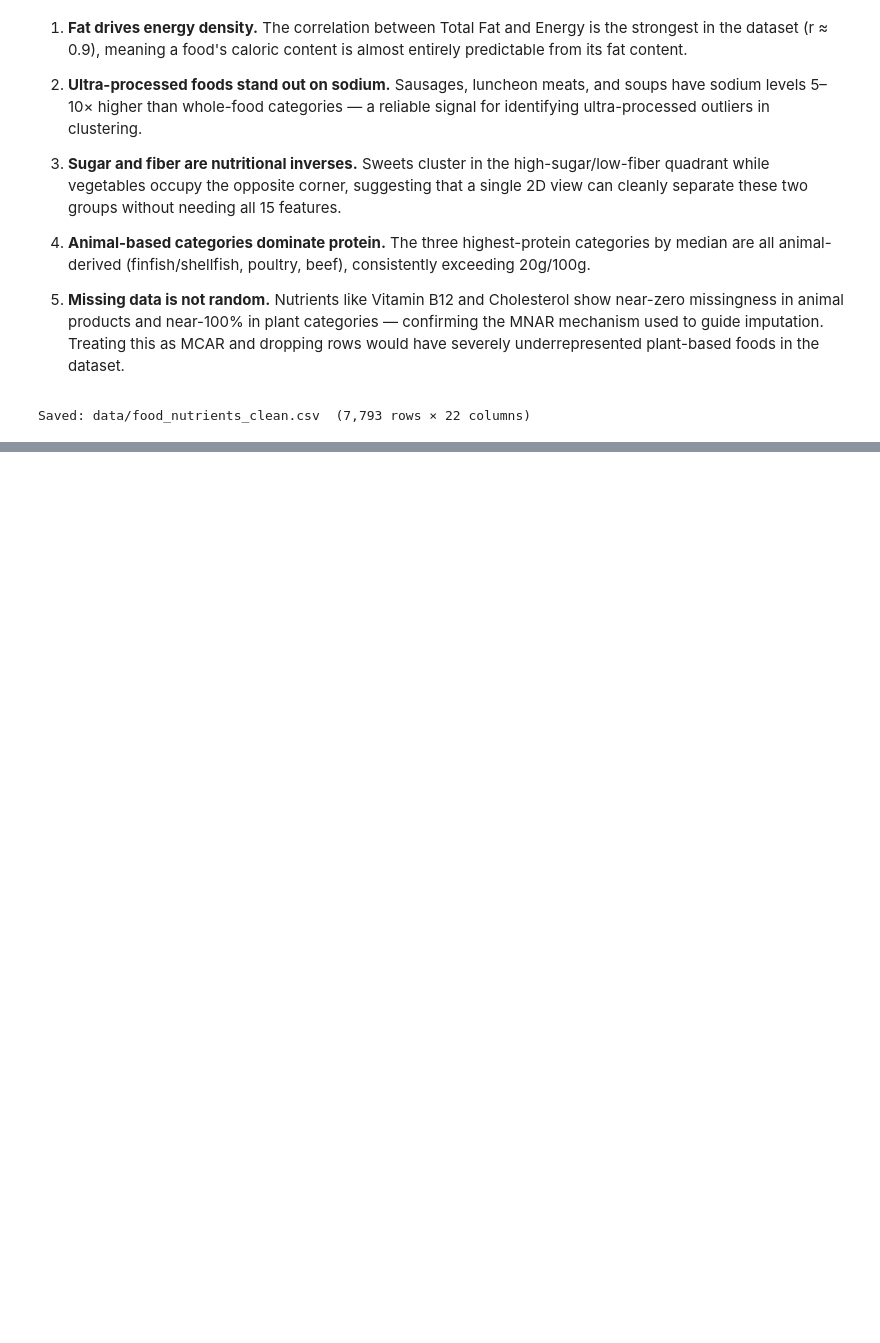
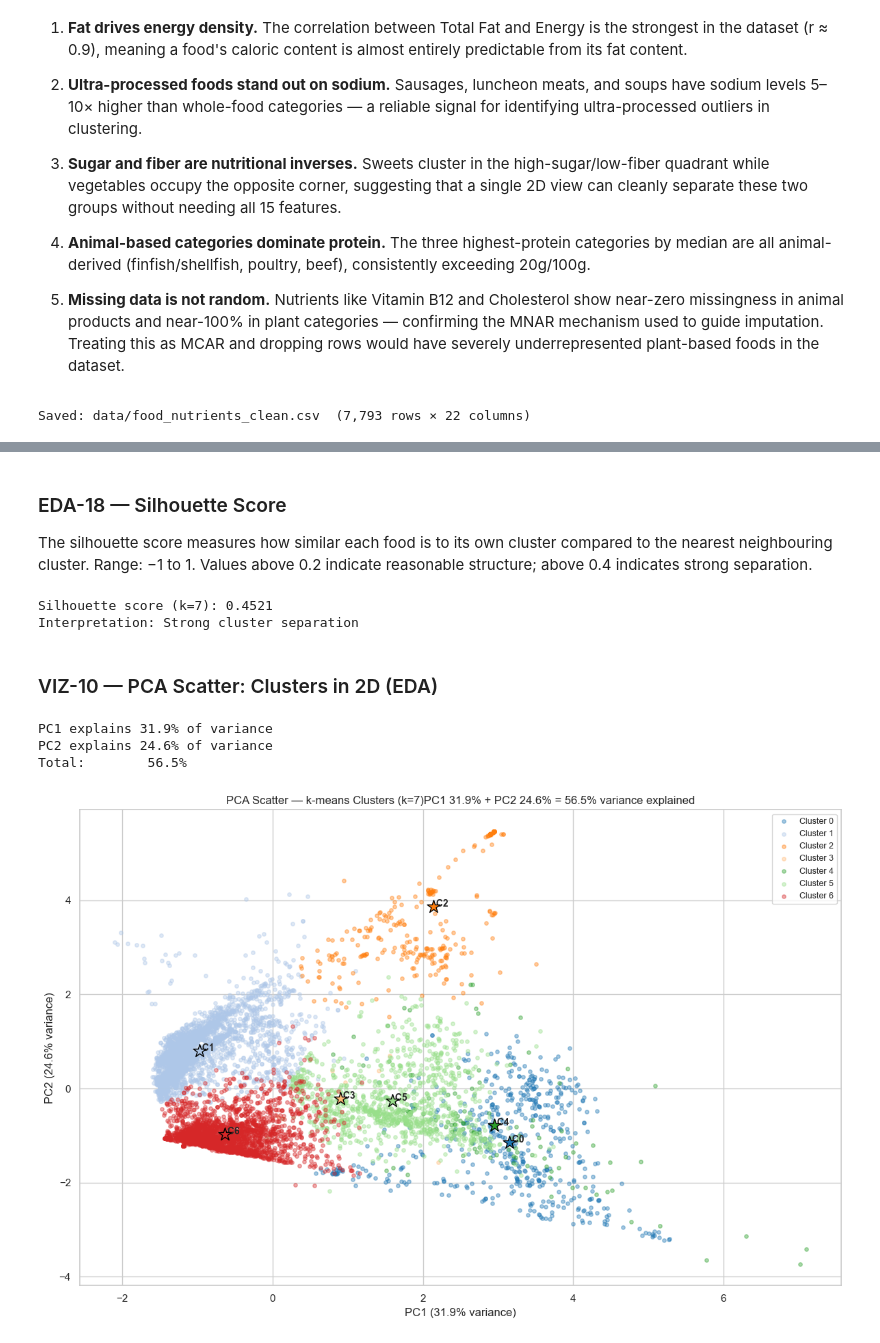
Before and after one commit to AlantheG21/USDA_Data_Visualization, a Jupyter notebook: notebooks/usdaFoodNutrition.ipynb, the cells around one changed output, grey strips where cells are left out. Drawn from its saved outputs; the diff is of its cells as text; code cells hidden in the pictures; blank space fills up the shorter version.

```diff
--- a/notebooks/usdaFoodNutrition.ipynb
+++ b/notebooks/usdaFoodNutrition.ipynb
@@ -698,0 +827,7 @@ Saved: data/food_nutrients_clean.csv  (7,793 rows × 22 columns)
+# %%
+# EDA-17: fit final KMeans model
+kmeans = KMeans(n_clusters=CHOSEN_K, n_init=10, random_state=42)
+df_clust["cluster"] = kmeans.fit_predict(X_scaled)
+
+print("Cluster sizes:")
+print(df_clust["cluster"].value_counts().sort_index().to_string())
@@ -698,0 +844,72 @@ Saved: data/food_nutrients_clean.csv  (7,793 rows × 22 columns)
+# %% [markdown]
+### EDA-18 — Silhouette Score
+
+The silhouette score measures how similar each food is to its own cluster compared to the
+nearest neighbouring cluster. Range: −1 to 1. Values above 0.2 indicate reasonable structure;
+above 0.4 indicates strong separation.
+# %%
+# EDA-18: silhouette score for chosen k
+final_sil = silhouette_score(X_scaled, df_clust["cluster"])
+print(f"Silhouette score (k={CHOSEN_K}): {final_sil:.4f}")
+
+if final_sil >= 0.4:
+    interpretation = "Strong cluster separation"
+elif final_sil >= 0.2:
+    interpretation = "Reasonable cluster structure — expected for overlapping food categories"
+else:
+    interpretation = "Weak separation — consider adjusting k or features"
+print(f"Interpretation: {interpretation}")
+# %% [output]
+Silhouette score (k=7): 0.4521
+Interpretation: Strong cluster separation
+# %% [markdown]
+### VIZ-10 — PCA Scatter: Clusters in 2D (EDA)
+# %%
+# Fit PCA on the same scaled features used for clustering
+pca = PCA(n_components=2, random_state=42)
+X_pca = pca.fit_transform(X_scaled)
+var_explained = pca.explained_variance_ratio_
+print(f"PC1 explains {var_explained[0]*100:.1f}% of variance")
+print(f"PC2 explains {var_explained[1]*100:.1f}% of variance")
+print(f"Total:        {sum(var_explained)*100:.1f}%")
+
+df_clust["PC1"] = X_pca[:, 0]
+df_clust["PC2"] = X_pca[:, 1]
+
+# Compute cluster centroids in PCA space
+centroids_pca = df_clust.groupby("cluster")[["PC1", "PC2"]].mean()
+
+cluster_palette = sns.color_palette(PALETTE, CHOSEN_K)
+
+fig, ax = plt.subplots(figsize=(12, 8))
+for c in range(CHOSEN_K):
+    mask = df_clust["cluster"] == c
+    ax.scatter(
+        df_clust.loc[mask, "PC1"], df_clust.loc[mask, "PC2"],
+        color=cluster_palette[c], alpha=0.4, s=15, label=f"Cluster {c}"
+    )
+    ax.scatter(
+        centroids_pca.loc[c, "PC1"], centroids_pca.loc[c, "PC2"],
+        color=cluster_palette[c], edgecolors="black", s=200, marker="*", zorder=5
+    )
+    ax.annotate(
+        f" C{c}", (centroids_pca.loc[c, "PC1"], centroids_pca.loc[c, "PC2"]),
+        fontsize=10, fontweight="bold"
+    )
+
+ax.set_title(
+    f"PCA Scatter — k-means Clusters (k={CHOSEN_K})"
+    f"PC1 {var_explained[0]*100:.1f}% + PC2 {var_explained[1]*100:.1f}% = {sum(var_explained)*100:.1f}% variance explained",
+    fontsize=12
+)
+ax.set_xlabel(f"PC1 ({var_explained[0]*100:.1f}% variance)")
+ax.set_ylabel(f"PC2 ({var_explained[1]*100:.1f}% variance)")
+ax.legend(loc="upper right", fontsize=9)
+plt.tight_layout()
+plt.savefig("../assets/viz_10_pca_clusters.png", dpi=150, bbox_inches="tight")
+plt.show()
+# %% [output]
+PC1 explains 31.9% of variance
+PC2 explains 24.6% of variance
+Total:        56.5%
+[figure, added]
```
Also changed, not shown: parts of 22 cells of this notebook.
